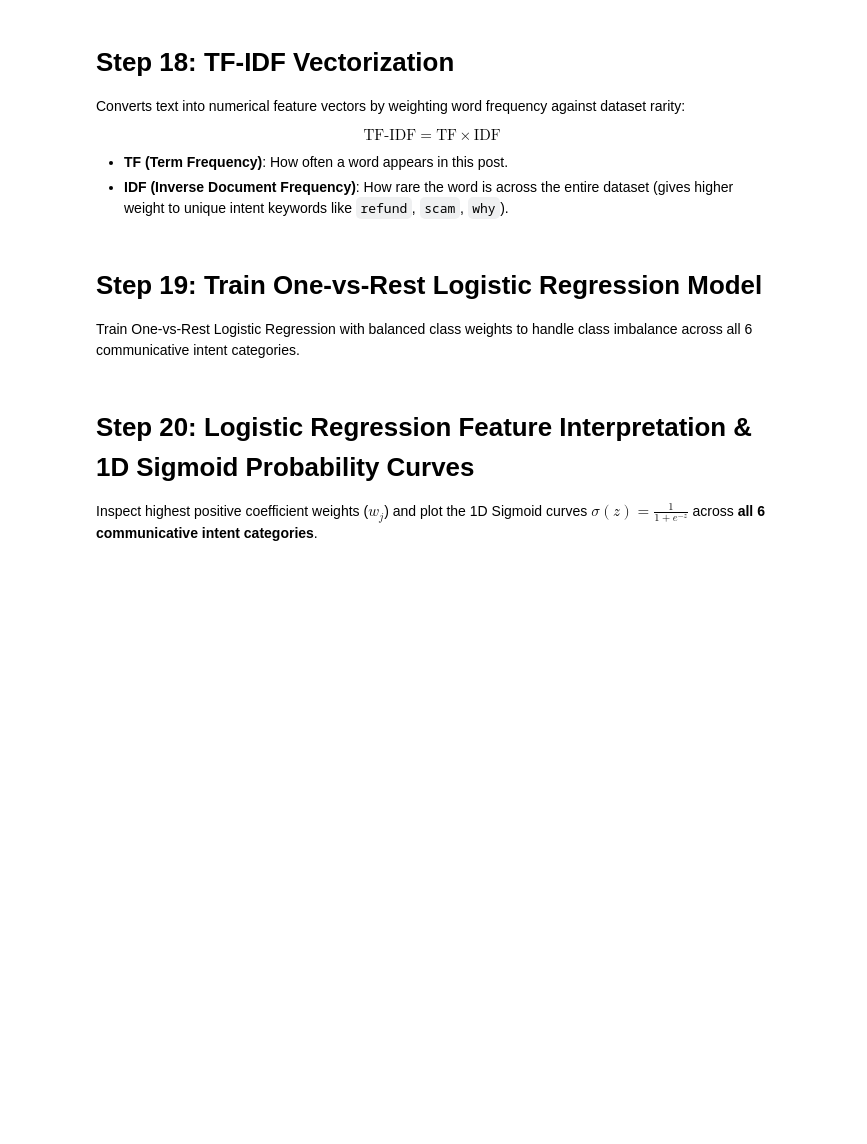
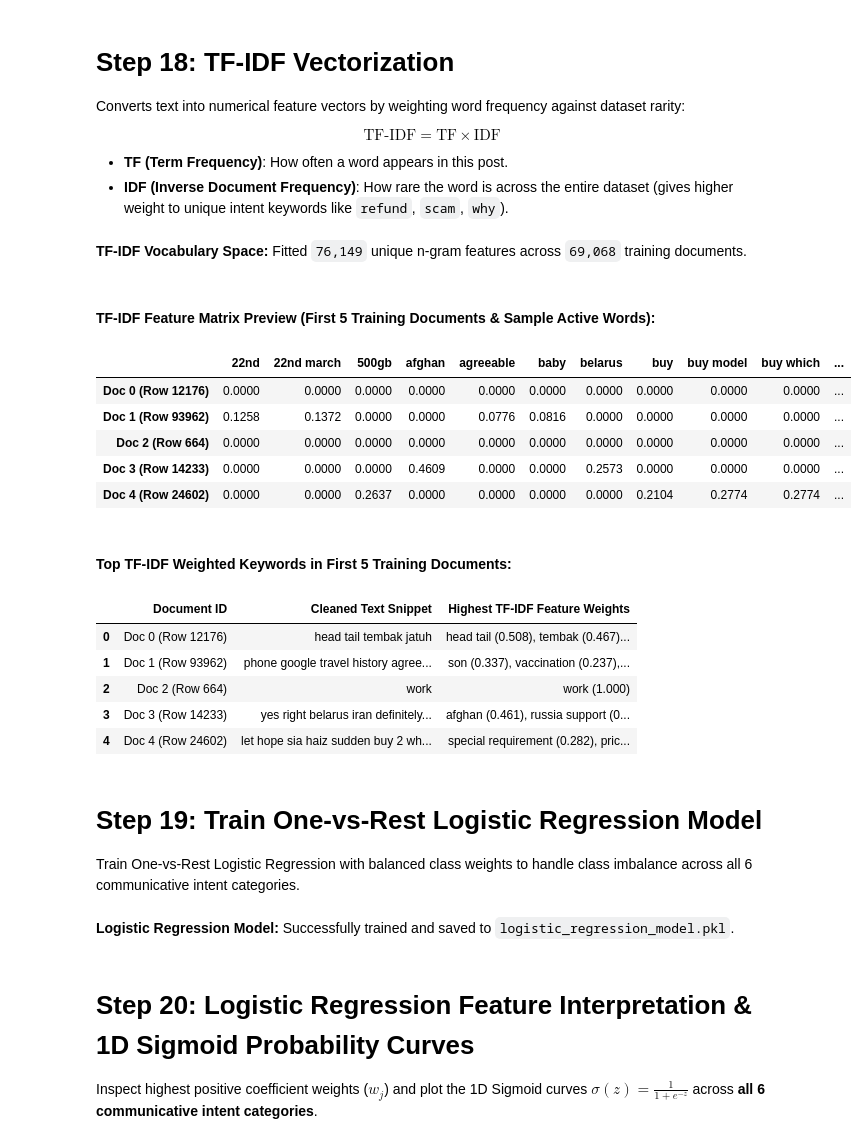
Before and after one commit to wjnotl/online-forum-communicative-intent-classification, a Jupyter notebook: intent classification.ipynb, the cells around one changed output. Drawn from its saved outputs; the diff is of its cells as text; code cells hidden in the pictures; blank space fills up the shorter version.

```diff
--- a/intent classification.ipynb
+++ b/intent classification.ipynb
@@ -1232,11 +1232,13 @@ display(sample_pos_df)
 English tokens are lemmatized using **WordNetLemmatizer** with their contextual POS tags; Malay tokens are stemmed using **Sastrawi**. The resulting token list is flattened into the final `clean_text` corpus.
 # %%
 from nltk.stem import WordNetLemmatizer
+from Sastrawi.Stemmer.StemmerFactory import StemmerFactory
 
 nltk_download('wordnet', quiet=True)
 
 lemmatizer = WordNetLemmatizer()
-malay_stemmer = sastrawi_factory.create_stemmer()
+stemmer_factory = StemmerFactory()
+malay_stemmer = stemmer_factory.create_stemmer()
 def lemmatize_and_stem(pos_tagged_tokens):
     processed = []
     for word, lang_tag, wn_pos, _ in pos_tagged_tokens:
@@ -1310,40 +1331,56 @@ X_train_tfidf = tfidf.fit_transform(X_train)
 X_test_tfidf = tfidf.transform(X_test)
 
 # Persist TF-IDF vectorizer artifact
-joblib_dump(tfidf, "tfidf_vectorizer.pkl")
+joblib_dump(tfidf, "tfidf_vectorizer.joblib")
 feature_names = tfidf.get_feature_names_out()
 printmd(f"**TF-IDF Vocabulary Space:** Fitted `{len(feature_names):,}` unique n-gram features across `{X_train_tfidf.shape[0]:,}` training documents.")
 
 # Preview First 5 Documents in TF-IDF Matrix Table (Sample of Active Non-Zero Features)
 sample_tfidf_array = X_train_tfidf[:5].toarray()
 active_indices = np.where(sample_tfidf_array.sum(axis=0) > 0)[0][:15] # first 15 active features
 active_features = [feature_names[i] for i in active_indices]
 
 sample_tfidf_df = pd.DataFrame(
     sample_tfidf_array[:, active_indices],
     index=[f"Doc {i} (Row {X_train.index[i]})" for i in range(5)],
     columns=active_features
 )
 
 printmd("#### TF-IDF Feature Matrix Preview (First 5 Training Documents & Sample Active Words):")
 display(sample_tfidf_df.style.format("{:.4f}"))
 
 # Top TF-IDF Weighted Terms per Document (First 5 Training Posts)
 top_terms_summary = []
 for i in range(5):
     row_vec = sample_tfidf_array[i]
     top_word_indices = np.argsort(row_vec)[-5:][::-1]
     top_word_indices = [idx for idx in top_word_indices if row_vec[idx] > 0]
     top_keywords = ", ".join([f"{feature_names[idx]} ({row_vec[idx]:.3f})" for idx in top_word_indices])
 
     top_terms_summary.append({
         "Document ID": f"Doc {i} (Row {X_train.index[i]})",
         "Cleaned Text Snippet": X_train.iloc[i][:70] + ("..." if len(X_train.iloc[i]) > 70 else ""),
         "Highest TF-IDF Feature Weights": top_keywords
     })
 
 printmd("#### Top TF-IDF Weighted Keywords in First 5 Training Documents:")
 display(pd.DataFrame(top_terms_summary))
+# %% [output]
+**TF-IDF Vocabulary Space:** Fitted `76,149` unique n-gram features across `69,068` training documents.
+#### TF-IDF Feature Matrix Preview (First 5 Training Documents & Sample Active Words):
+|  | 22nd | 22nd march | 500gb | afghan | agreeable | baby | belarus | buy | buy model | buy which | ... |
+| Doc 0 (Row 12176) | 0.0000 | 0.0000 | 0.0000 | 0.0000 | 0.0000 | 0.0000 | 0.0000 | 0.0000 | 0.0000 | 0.0000 | ... |
+| Doc 1 (Row 93962) | 0.1258 | 0.1372 | 0.0000 | 0.0000 | 0.0776 | 0.0816 | 0.0000 | 0.0000 | 0.0000 | 0.0000 | ... |
+| Doc 2 (Row 664) | 0.0000 | 0.0000 | 0.0000 | 0.0000 | 0.0000 | 0.0000 | 0.0000 | 0.0000 | 0.0000 | 0.0000 | ... |
+| Doc 3 (Row 14233) | 0.0000 | 0.0000 | 0.0000 | 0.4609 | 0.0000 | 0.0000 | 0.2573 | 0.0000 | 0.0000 | 0.0000 | ... |
+| Doc 4 (Row 24602) | 0.0000 | 0.0000 | 0.2637 | 0.0000 | 0.0000 | 0.0000 | 0.0000 | 0.2104 | 0.2774 | 0.2774 | ... |
+#### Top TF-IDF Weighted Keywords in First 5 Training Documents:
+|  | Document ID | Cleaned Text Snippet | Highest TF-IDF Feature Weights |
+| 0 | Doc 0 (Row 12176) | head tail tembak jatuh | head tail (0.508), tembak (0.467)... |
+| 1 | Doc 1 (Row 93962) | phone google travel history agree... | son (0.337), vaccination (0.237),... |
+| 2 | Doc 2 (Row 664) | work | work (1.000) |
+| 3 | Doc 3 (Row 14233) | yes right belarus iran definitely... | afghan (0.461), russia support (0... |
+| 4 | Doc 4 (Row 24602) | let hope sia haiz sudden buy 2 wh... | special requirement (0.282), pric... |
 # %% [markdown]
 # Step 19: Train One-vs-Rest Logistic Regression Model
 Train One-vs-Rest Logistic Regression with balanced class weights to handle class imbalance across all 6 communicative intent categories.
@@ -1357,6 +1394,8 @@ lr_model.fit(X_train_tfidf, y_train)
 # Persist Logistic Regression model artifact
 joblib_dump(lr_model, "logistic_regression_model.pkl")
 printmd("**Logistic Regression Model:** Successfully trained and saved to `logistic_regression_model.pkl`.")
+# %% [output]
+**Logistic Regression Model:** Successfully trained and saved to `logistic_regression_model.pkl`.
 # %% [markdown]
 # Step 20: Logistic Regression Feature Interpretation & 1D Sigmoid Probability Curves
 Inspect highest positive coefficient weights ($w_j$) and plot the 1D Sigmoid curves $\sigma(z) = \frac{1}{1 + e^{-z}}$ across **all 6 communicative intent categories**.
```
Also changed, not shown: parts of 17 cells of this notebook.
